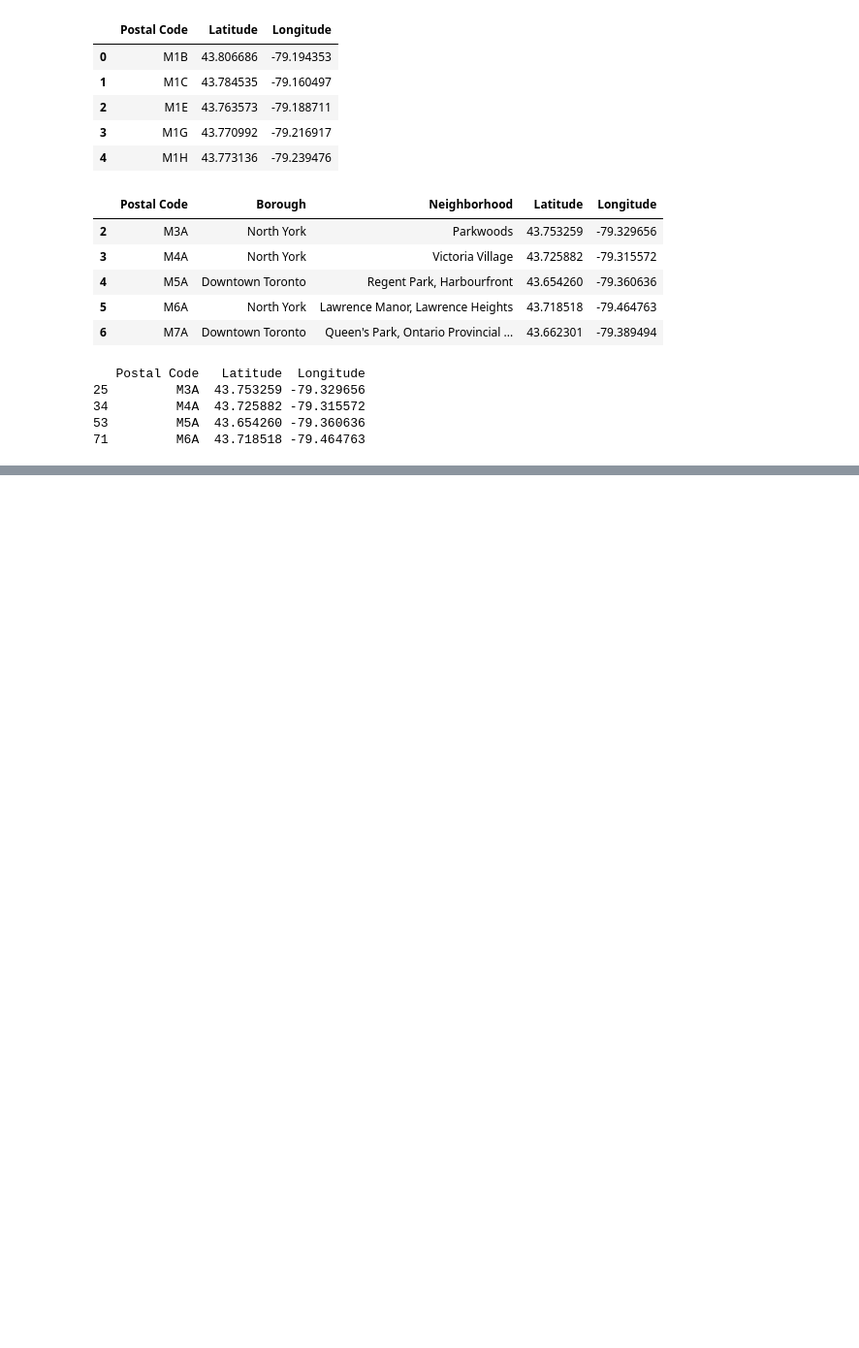
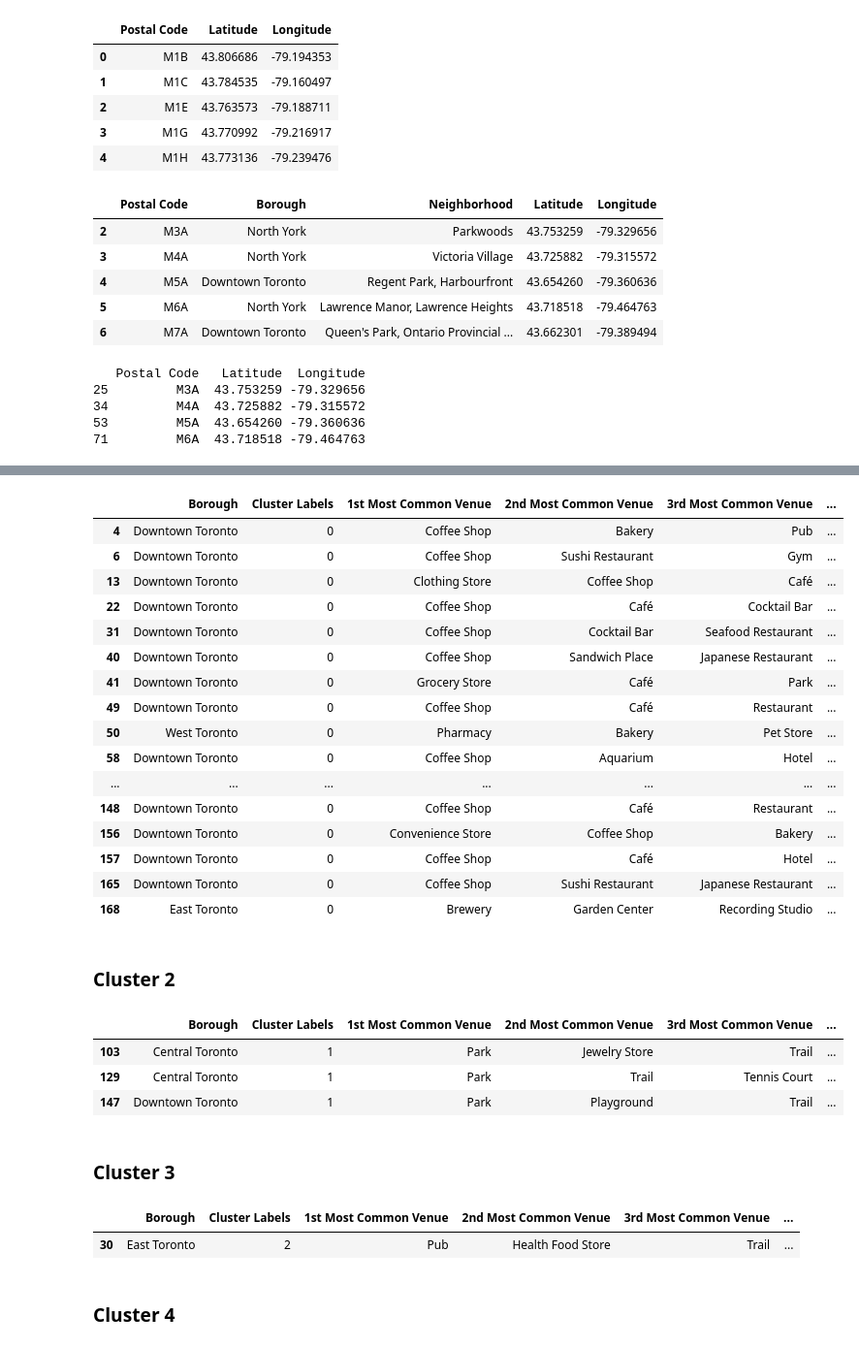
Before and after one commit to aminathshausan/Coursera_Capstone, a Jupyter notebook: Week 3: Neighborhoods in Tronto.ipynb, the cells around one changed output, grey strips where cells are left out. Shown: that part at 97% size. Saved outputs shown, nothing was run; the diff lists cells and outputs as text; code cells hidden in the pictures; blank space fills up the shorter version.

Commit message:
Published from Watson Studio.

```diff
--- a/Week 3: Neighborhoods in Tronto.ipynb
+++ b/Week 3: Neighborhoods in Tronto.ipynb
@@ -98,0 +417,21 @@ print(loc_df.loc[loc_df['Postal Code'].isin(['M3A','M4A', 'M5A','M6A'])])
+# %%
+num_top_venues = 10
+
+indicators = ['st', 'nd', 'rd']
+
+# create columns according to number of top venues
+columns = ['Neighborhood']
+for ind in np.arange(num_top_venues):
+    try:
+        columns.append('{}{} Most Common Venue'.format(ind+1, indicators[ind]))
+    except:
+        columns.append('{}th Most Common Venue'.format(ind+1))
+
+# create a new dataframe
+neighborhoods_venues_sorted = pd.DataFrame(columns=columns)
+neighborhoods_venues_sorted['Neighborhood'] = toronto_grouped['Neighborhood']
+
+for ind in np.arange(toronto_grouped.shape[0]):
+    neighborhoods_venues_sorted.iloc[ind, 1:] = return_most_common_venues(toronto_grouped.iloc[ind, :], num_top_venues)
+
+neighborhoods_venues_sorted.head()
@@ -98,0 +449,11 @@ print(loc_df.loc[loc_df['Postal Code'].isin(['M3A','M4A', 'M5A','M6A'])])
+# %%
+# set number of clusters
+kclusters = 5
+
+toronto_grouped_clustering = toronto_grouped.drop('Neighborhood', 1)
+
+# run k-means clustering
+kmeans = KMeans(n_clusters=kclusters, random_state=0).fit(toronto_grouped_clustering)
+
+# check cluster labels generated for each row in the dataframe
+kmeans.labels_[0:10]
@@ -98,0 +464,10 @@ print(loc_df.loc[loc_df['Postal Code'].isin(['M3A','M4A', 'M5A','M6A'])])
+# %%
+# add clustering labels
+neighborhoods_venues_sorted.insert(0, 'Cluster Labels', kmeans.labels_)
+
+toronto_merged = toronto_df
+
+# merge toronto_grouped with toronto_data to add latitude/longitude for each neighborhood
+toronto_merged = toronto_merged.join(neighborhoods_venues_sorted.set_index('Neighborhood'), on='Neighborhood')
+
+toronto_merged.head() # check the last columns!
@@ -98,0 +514,38 @@ print(loc_df.loc[loc_df['Postal Code'].isin(['M3A','M4A', 'M5A','M6A'])])
+# %%
+toronto_merged.loc[toronto_merged['Cluster Labels'] == 0, toronto_merged.columns[[1] + list(range(5, toronto_merged.shape[1]))]]
+# %% [output]
+|  | Borough | Cluster Labels | 1st Most Common Venue | 2nd Most Common Venue | 3rd Most Common Venue | ... |
+| 4 | Downtown Toronto | 0 | Coffee Shop | Bakery | Pub | ... |
+| 6 | Downtown Toronto | 0 | Coffee Shop | Sushi Restaurant | Gym | ... |
+| 13 | Downtown Toronto | 0 | Clothing Store | Coffee Shop | Café | ... |
+| 22 | Downtown Toronto | 0 | Coffee Shop | Café | Cocktail Bar | ... |
+| 31 | Downtown Toronto | 0 | Coffee Shop | Cocktail Bar | Seafood Restaurant | ... |
+| 40 | Downtown Toronto | 0 | Coffee Shop | Sandwich Place | Japanese Restaurant | ... |
+| 41 | Downtown Toronto | 0 | Grocery Store | Café | Park | ... |
+| 49 | Downtown Toronto | 0 | Coffee Shop | Café | Restaurant | ... |
+| 50 | West Toronto | 0 | Pharmacy | Bakery | Pet Store | ... |
+| 58 | Downtown Toronto | 0 | Coffee Shop | Aquarium | Hotel | ... |
+| ... | ... | ... | ... | ... | ... | ... |
+| 148 | Downtown Toronto | 0 | Coffee Shop | Café | Restaurant | ... |
+| 156 | Downtown Toronto | 0 | Convenience Store | Coffee Shop | Bakery | ... |
+| 157 | Downtown Toronto | 0 | Coffee Shop | Café | Hotel | ... |
+| 165 | Downtown Toronto | 0 | Coffee Shop | Sushi Restaurant | Japanese Restaurant | ... |
+| 168 | East Toronto | 0 | Brewery | Garden Center | Recording Studio | ... |
+# %% [markdown]
+### Cluster 2
+# %%
+toronto_merged.loc[toronto_merged['Cluster Labels'] == 1, toronto_merged.columns[[1] + list(range(5, toronto_merged.shape[1]))]]
+# %% [output]
+|  | Borough | Cluster Labels | 1st Most Common Venue | 2nd Most Common Venue | 3rd Most Common Venue | ... |
+| 103 | Central Toronto | 1 | Park | Jewelry Store | Trail | ... |
+| 129 | Central Toronto | 1 | Park | Trail | Tennis Court | ... |
+| 147 | Downtown Toronto | 1 | Park | Playground | Trail | ... |
+# %% [markdown]
+### Cluster 3
+# %%
+toronto_merged.loc[toronto_merged['Cluster Labels'] == 2, toronto_merged.columns[[1] + list(range(5, toronto_merged.shape[1]))]]
+# %% [output]
+|  | Borough | Cluster Labels | 1st Most Common Venue | 2nd Most Common Venue | 3rd Most Common Venue | ... |
+| 30 | East Toronto | 2 | Pub | Health Food Store | Trail | ... |
+# %% [markdown]
+### Cluster 4
```
Also changed, not shown: parts of 46 cells of this notebook.
